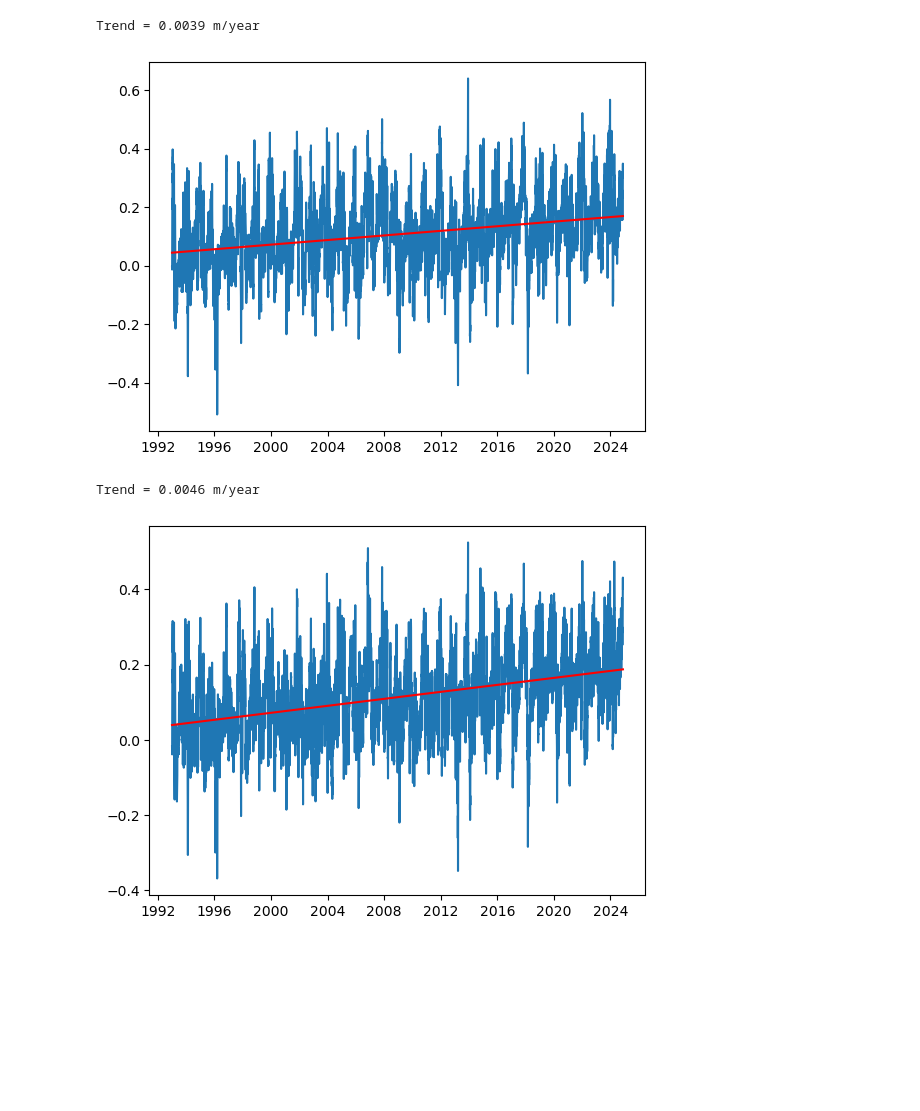
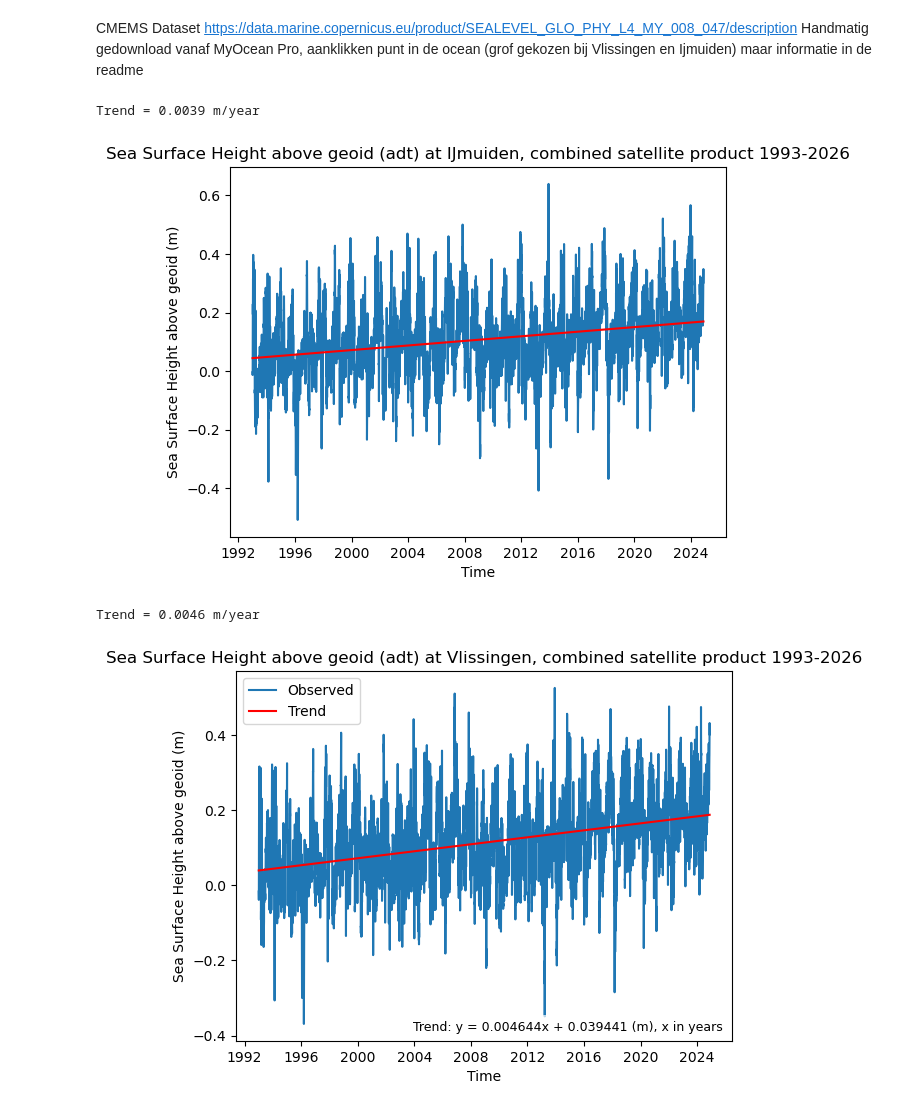
Before and after one commit to Deltares-research/sealevelmonitor, a Jupyter notebook: validation/satelllite/check_satellite_data.ipynb, the cells around one changed output. Saved outputs shown, nothing was run; the diff lists cells and outputs as text; code cells hidden in the pictures; blank space fills up the shorter version.

```diff
--- a/validation/satelllite/check_satellite_data.ipynb
+++ b/validation/satelllite/check_satellite_data.ipynb
@@ -1,3 +1,6 @@
+# %% [markdown]
+CMEMS Dataset https://data.marine.copernicus.eu/product/SEALEVEL_GLO_PHY_L4_MY_008_047/description
+Handmatig gedownload vanaf MyOcean Pro, aanklikken punt in de ocean (grof gekozen bij Vlissingen en Ijmuiden) maar informatie in de readme
 # %%
 import pandas as pd
 from scipy.stats import linregress
@@ -21,9 +24,13 @@ Trend = 0.0039 m/year
 # %%
 trend = result.intercept + result.slope * x
 
 plt.plot(df['time'], y)
 plt.plot(df['time'], trend, color="red")
+plt.title("Sea Surface Height above geoid (adt) at IJmuiden, combined satellite product 1993-2026")
+plt.xlabel("Time")
+plt.ylabel("Sea Surface Height above geoid (m)")
+plt.legend(["Observed", "Trend"])
 plt.show()
 # %% [output]
-[figure, old version]
+[figure, new version]
 # %%
@@ -40,10 +47,24 @@ result = linregress(x, y)
 print(f"Trend = {result.slope:.4f} m/year")
 
 trend = result.intercept + result.slope * x
+eq_text = f"Trend: y = {result.slope:.6f}x + {result.intercept:.6f} (m), x in years"
+
+ax = plt.gca()
+ax.text(
+    0.98, 0.02, eq_text,
+    transform=ax.transAxes,
+    ha="right", va="bottom",
+    fontsize=9,
+    bbox=dict(facecolor="white", alpha=0.7, edgecolor="none")
+)
 
 plt.plot(df['time'], y)
 plt.plot(df['time'], trend, color="red")
+plt.title("Sea Surface Height above geoid (adt) at Vlissingen, combined satellite product 1993-2026")
+plt.xlabel("Time")
+plt.ylabel("Sea Surface Height above geoid (m)")
+plt.legend(["Observed", "Trend"])
 plt.show()
 # %% [output]
 Trend = 0.0046 m/year
-[figure, old version]
+[figure, new version]
```
Also changed, not shown: parts of 2 cells of this notebook, 6 other files.
